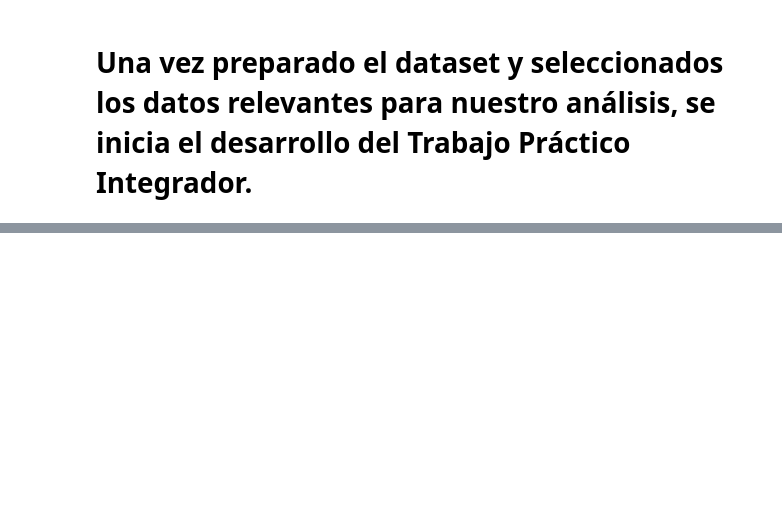
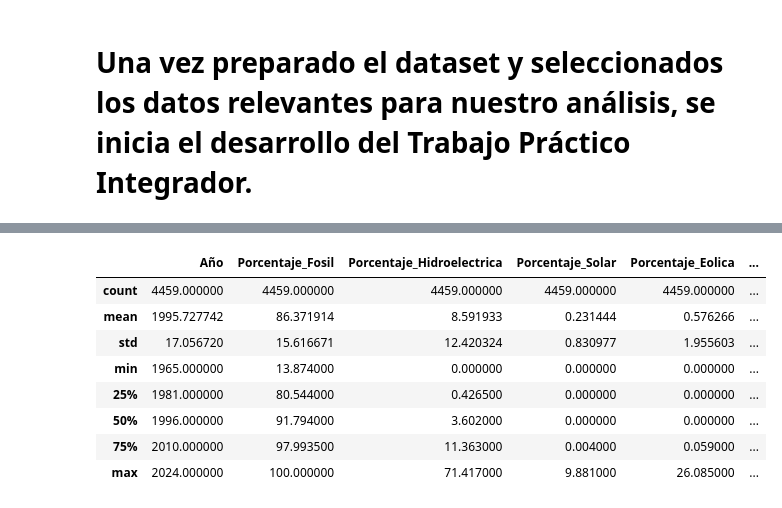
Before and after one commit to dacdemon/ITD, a Jupyter notebook: INTEGRADOR CORIA DAMIAN.ipynb, the cells around one changed output, grey strips where cells are left out. Cells and saved outputs as stored; diff of their text form; code cells hidden in the pictures; blank space fills up the shorter version.

```diff
--- a/INTEGRADOR CORIA DAMIAN.ipynb
+++ b/INTEGRADOR CORIA DAMIAN.ipynb
@@ -158,0 +196,20 @@ Año final: 2024
+# %%
+# Renombramos las columnas para facilitar su lectura durante el análisis
+
+df = df.rename(columns={
+    "country": "Pais",
+    "year": "Año",
+    "fossil_share_energy": "Porcentaje_Fosil",
+    "hydro_share_energy": "Porcentaje_Hidroelectrica",
+    "solar_share_energy": "Porcentaje_Solar",
+    "wind_share_energy": "Porcentaje_Eolica",
+    "other_renewables_share_energy": "Porcentaje_Otras_Renovables",
+    "primary_energy_consumption": "Consumo_Energia_Primaria"})
+
+# Verificamos los nuevos nombres
+
+print(df.columns)
+
+# volvemos a Verifir los tipos de datos
+
+display(df.dtypes)
@@ -158,0 +279,12 @@ Año final: 2024
+# %%
+df.describe()
+# %% [output]
+|  | Año | Porcentaje_Fosil | Porcentaje_Hidroelectrica | Porcentaje_Solar | Porcentaje_Eolica | ... |
+| count | 4459.000000 | 4459.000000 | 4459.000000 | 4459.000000 | 4459.000000 | ... |
+| mean | 1995.727742 | 86.371914 | 8.591933 | 0.231444 | 0.576266 | ... |
+| std | 17.056720 | 15.616671 | 12.420324 | 0.830977 | 1.955603 | ... |
+| min | 1965.000000 | 13.874000 | 0.000000 | 0.000000 | 0.000000 | ... |
+| 25% | 1981.000000 | 80.544000 | 0.426500 | 0.000000 | 0.000000 | ... |
+| 50% | 1996.000000 | 91.794000 | 3.602000 | 0.000000 | 0.000000 | ... |
+| 75% | 2010.000000 | 97.993500 | 11.363000 | 0.004000 | 0.059000 | ... |
+| max | 2024.000000 | 100.000000 | 71.417000 | 9.881000 | 26.085000 | ... |
```
Also changed, not shown: parts of 10 cells of this notebook.
